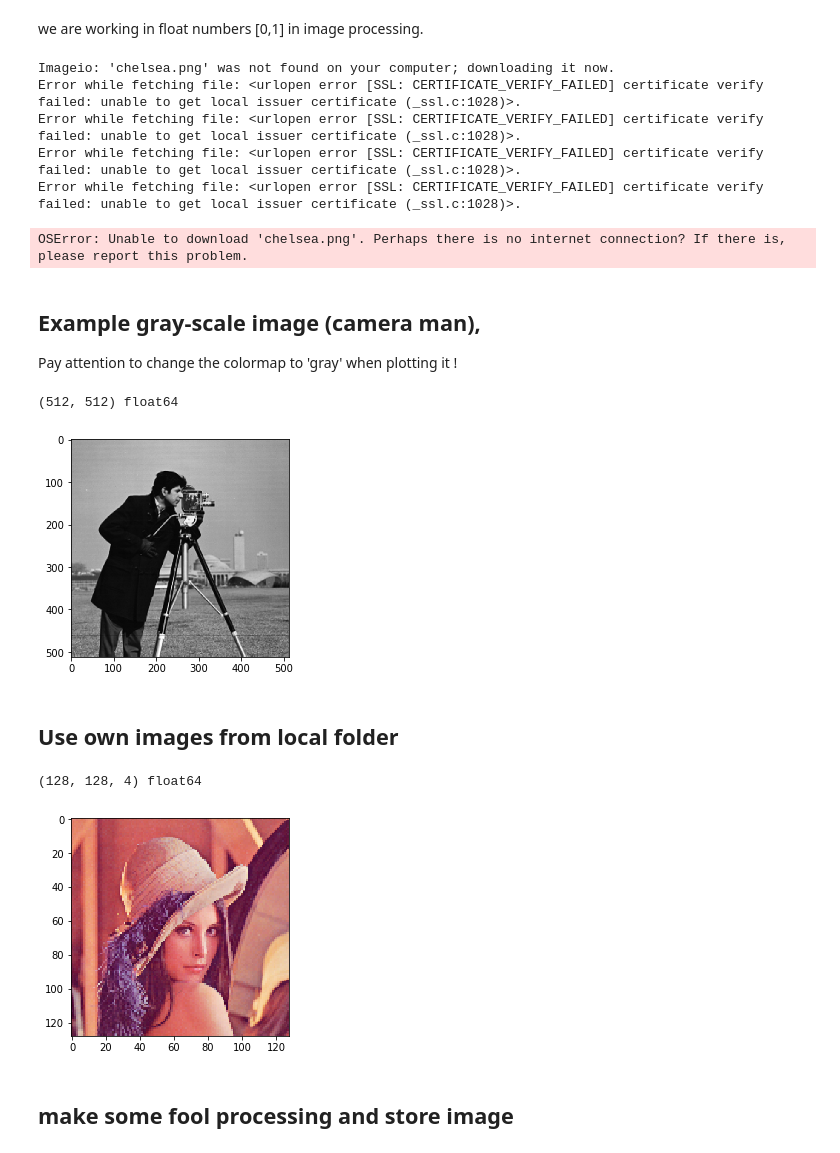
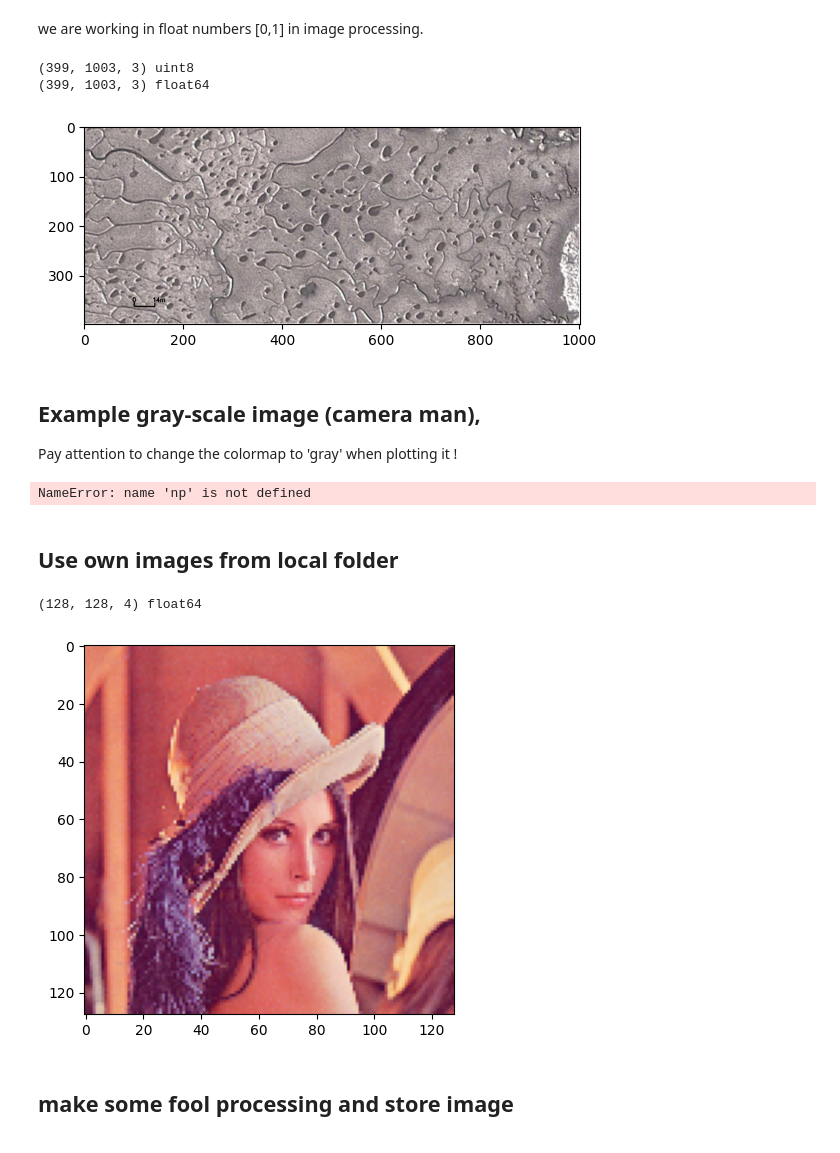
Before and after one commit to NEDVILgit/IPDI-2025-Grupo02, a Jupyter notebook: notebooks/03- Intro MatplotlibImageIO.ipynb, the cells around one changed output. Drawn from its saved outputs; the diff is of its cells as text; code cells hidden in the pictures.

```diff
--- a/notebooks/03- Intro MatplotlibImageIO.ipynb
+++ b/notebooks/03- Intro MatplotlibImageIO.ipynb
@@ -160,7 +160,7 @@ import imageio
 we are working in float numbers [0,1] in image processing.
 # %%
 #load an image from the repository (so we can compare our programs in the class)
-im = imageio.imread('imageio:chelsea.png')
+im = imageio.imread('../data/ponds.bmp')
 print(im.shape,im.dtype)
 
 # we are working in float numbers [0,1] in image processing:
@@ -170,33 +170,29 @@ print(im.shape,im.dtype)
 plt.imshow(im)
 plt.show()
 # %% [output]
-Imageio: 'chelsea.png' was not found on your computer; downloading it now.
-Error while fetching file: <urlopen error [SSL: CERTIFICATE_VERIFY_FAILED] certificate verify failed: unable to get local issuer certificate (_ssl.c:1028)>.
-Error while fetching file: <urlopen error [SSL: CERTIFICATE_VERIFY_FAILED] certificate verify failed: unable to get local issuer certificate (_ssl.c:1028)>.
-Error while fetching file: <urlopen error [SSL: CERTIFICATE_VERIFY_FAILED] certificate verify failed: unable to get local issuer certificate (_ssl.c:1028)>.
-Error while fetching file: <urlopen error [SSL: CERTIFICATE_VERIFY_FAILED] certificate verify failed: unable to get local issuer certificate (_ssl.c:1028)>.
+(399, 1003, 3) uint8
+(399, 1003, 3) float64
-OSError: Unable to download 'chelsea.png'. Perhaps there is no internet connection? If there is, please report this problem.
+[figure, added]
 # %% [markdown]
 ## Example gray-scale image (camera man),
 Pay attention to change the colormap to 'gray' when plotting it !
 # %%
-im = np.clip(imageio.imread('imageio:camera.png')/255.,0.,1.)
+im = np.clip(imageio.imread('../data/camera.png')/255.,0.,1.)
 print(im.shape,im.dtype)
 plt.imshow(im,'gray')
 plt.show()
 # %% [output]
-(512, 512) float64
+NameError: name 'np' is not defined
-[figure, removed]
 # %% [markdown]
 ## Use own images from local folder
 # %%
-im = np.clip(imageio.imread('lena128C.png')/255.,0.,1.)
+im = np.clip(imageio.imread('../data/lena128C.png')/255.,0.,1.)
 print(im.shape,im.dtype)
 plt.imshow(im)
 plt.show()
 # %% [output]
 (128, 128, 4) float64
-[figure, old version]
+[figure, new version]
 # %% [markdown]
 ## make some fool processing and store image
 # %%
```
Also changed, not shown: parts of 2 cells of this notebook, 2 other files.
